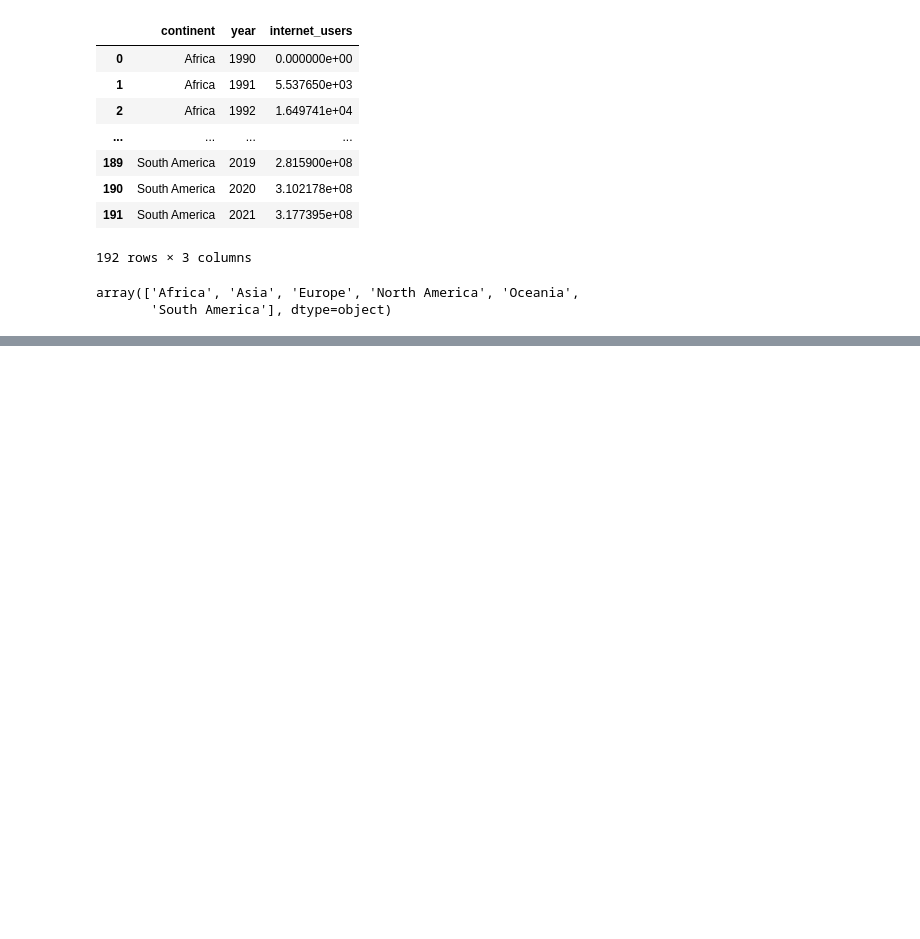
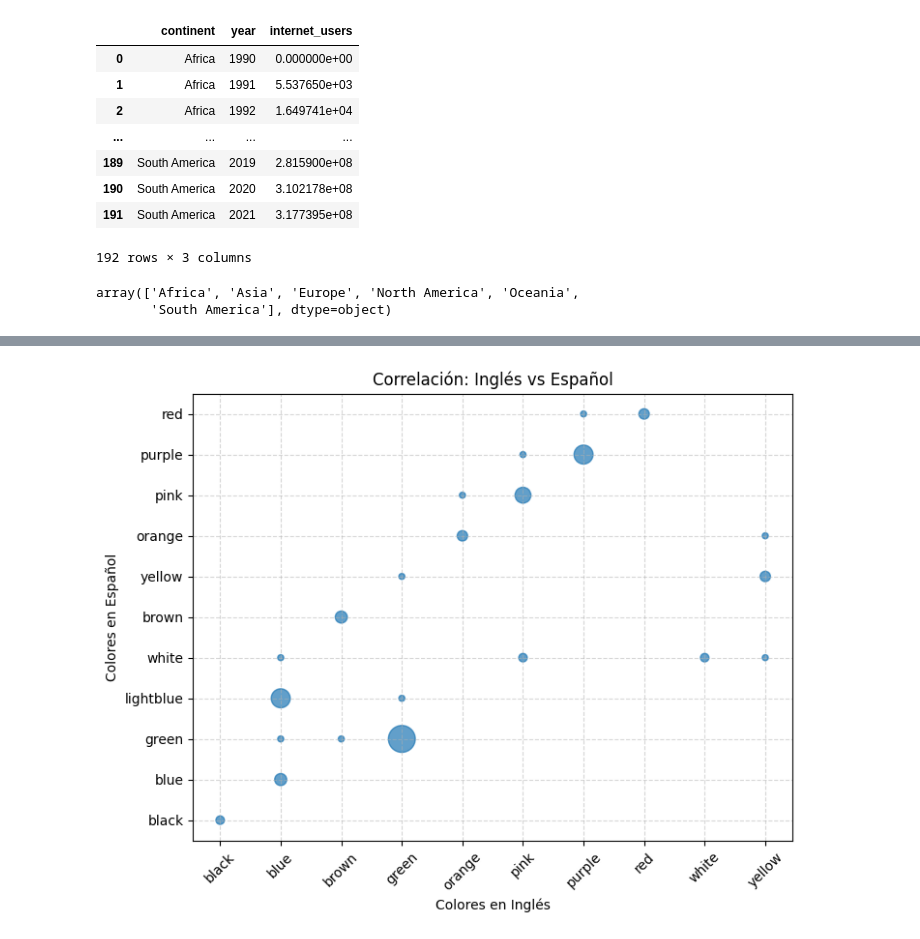
Before and after one commit to JordanMedinaOrtiz/mineria-datos, a Jupyter notebook: Mineria_datos.ipynb, the cells around one changed output, grey strips where cells are left out. Drawn from its saved outputs; the diff is of its cells as text; code cells hidden in the pictures; blank space fills up the shorter version.

```diff
--- a/Mineria_datos.ipynb
+++ b/Mineria_datos.ipynb
@@ -1520,0 +1576,19 @@ population_by_continent['continent'].unique()
+# %%
+import pandas as pd
+import matplotlib.pyplot as plt
+
+df = pd.read_csv('munsell-array-fixed-choice.csv')
+
+counts = df.groupby(['english_color', 'spanish_color']).size().reset_index(name='frecuencia')
+
+plt.figure(figsize=(8, 6))
+plt.scatter(counts['english_color'], counts['spanish_color'], s=counts['frecuencia']*20, alpha=0.7)
+
+plt.xlabel('Colores en Inglés')
+plt.ylabel('Colores en Español')
+plt.title('Correlación: Inglés vs Español')
+plt.xticks(rotation=45)
+plt.grid(True, linestyle='--', alpha=0.5)
+plt.show()
+# %% [output]
+[figure, added]
```
Also changed, not shown: parts of 8 cells of this notebook.
